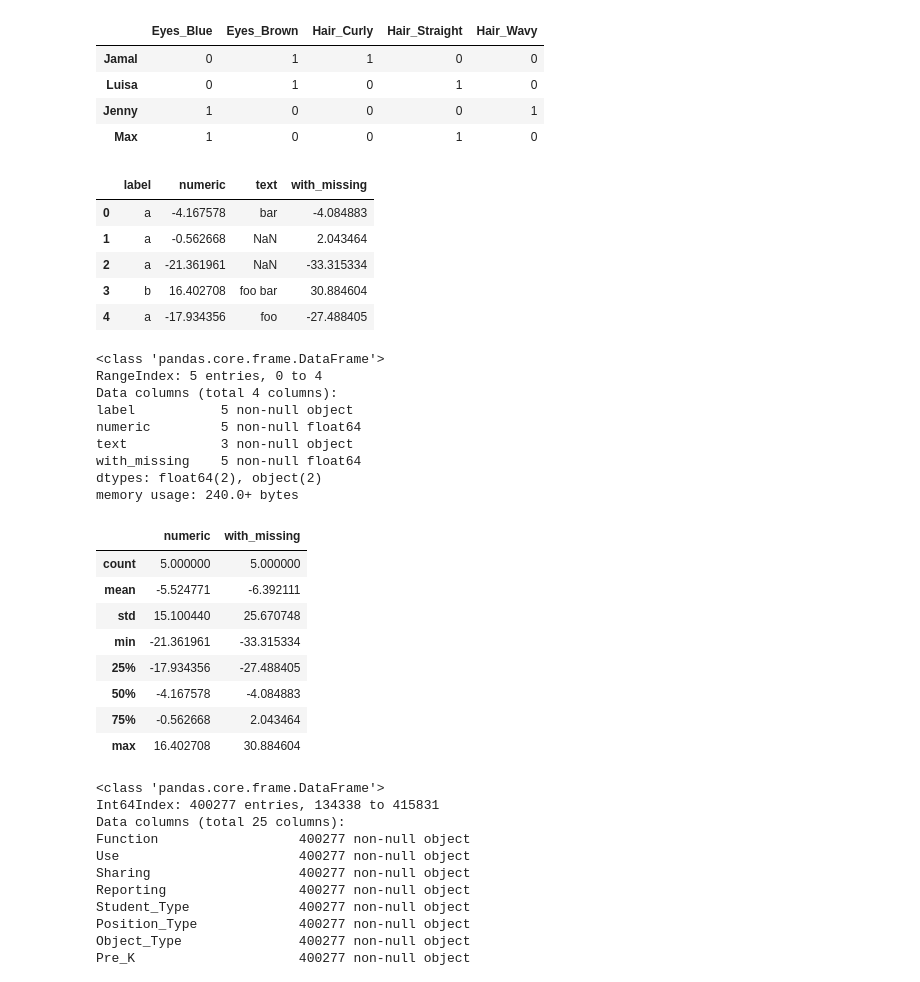
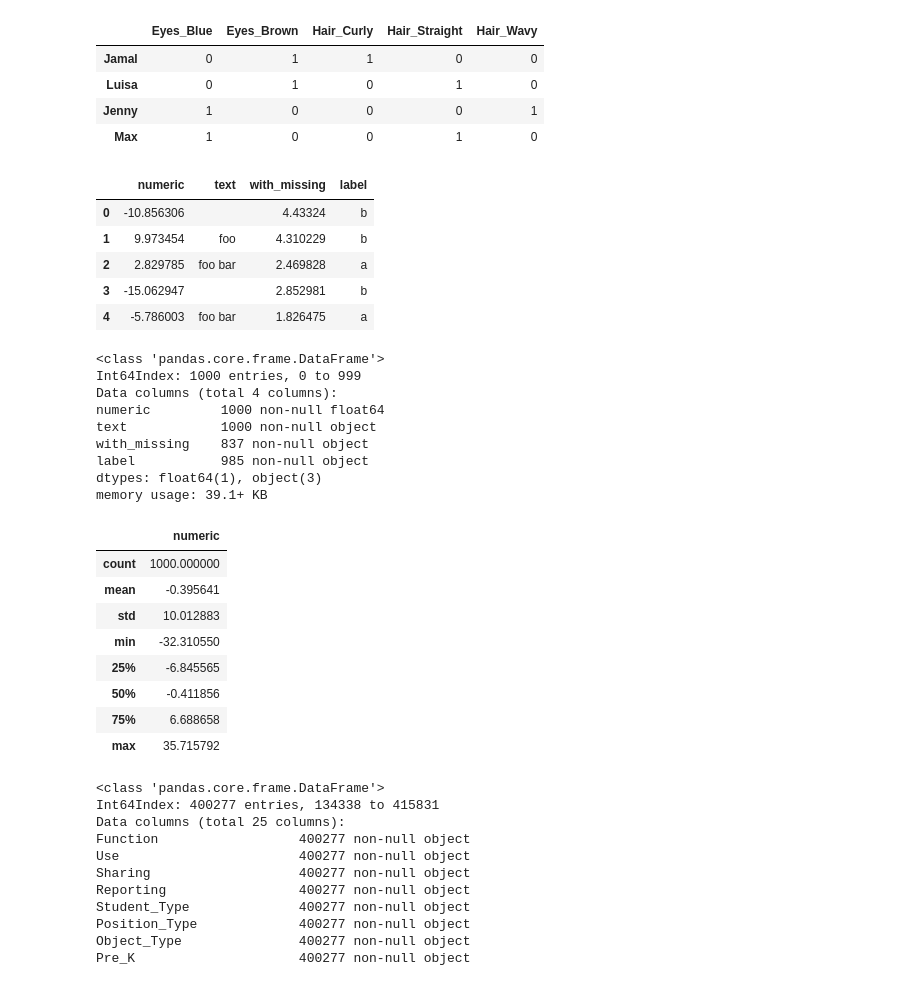
Before and after one commit to jadoonengr/DataCamp-Notes, a Jupyter notebook: 17. Machine Learning with the Experts School Budgets.ipynb, the cells around one changed output. Saved outputs shown, nothing was run; the diff lists cells and outputs as text; code cells hidden in the pictures.

```diff
--- a/17. Machine Learning with the Experts School Budgets.ipynb
+++ b/17. Machine Learning with the Experts School Budgets.ipynb
@@ -36,40 +36,41 @@ face_df_dummies
 | Max | 1 | 0 | 0 | 1 | 0 |
 # %%
 # Load and preview the data
-sample_df = pd.read_csv('datasets/drivendata/sample_data.csv')
+sample_df = pd.read_csv('datasets/drivendata/sample_data.csv',index_col=0)
+sample_df.text.fillna('',inplace=True)
 sample_df.head()
 # %% [output]
-|  | label | numeric | text | with_missing |
-| 0 | a | -4.167578 | bar | -4.084883 |
-| 1 | a | -0.562668 | NaN | 2.043464 |
-| 2 | a | -21.361961 | NaN | -33.315334 |
-| 3 | b | 16.402708 | foo bar | 30.884604 |
-| 4 | a | -17.934356 | foo | -27.488405 |
+|  | numeric | text | with_missing | label |
+| 0 | -10.856306 |  | 4.43324 | b |
+| 1 | 9.973454 | foo | 4.310229 | b |
+| 2 | 2.829785 | foo bar | 2.469828 | a |
+| 3 | -15.062947 |  | 2.852981 | b |
+| 4 | -5.786003 | foo bar | 1.826475 | a |
 # %%
 # Summarize the data
 sample_df.info()
 # %% [output]
 <class 'pandas.core.frame.DataFrame'>
-RangeIndex: 5 entries, 0 to 4
+Int64Index: 1000 entries, 0 to 999
 Data columns (total 4 columns):
-label           5 non-null object
-numeric         5 non-null float64
-text            3 non-null object
-with_missing    5 non-null float64
-dtypes: float64(2), object(2)
-memory usage: 240.0+ bytes
+numeric         1000 non-null float64
+text            1000 non-null object
+with_missing    837 non-null object
+label           985 non-null object
+dtypes: float64(1), object(3)
+memory usage: 39.1+ KB
 # %%
 sample_df.describe()
 # %% [output]
-|  | numeric | with_missing |
-| count | 5.000000 | 5.000000 |
-| mean | -5.524771 | -6.392111 |
-| std | 15.100440 | 25.670748 |
-| min | -21.361961 | -33.315334 |
-| 25% | -17.934356 | -27.488405 |
-| 50% | -4.167578 | -4.084883 |
-| 75% | -0.562668 | 2.043464 |
-| max | 16.402708 | 30.884604 |
+|  | numeric |
+| count | 1000.000000 |
+| mean | -0.395641 |
+| std | 10.012883 |
+| min | -32.310550 |
+| 25% | -6.845565 |
+| 50% | -0.411856 |
+| 75% | 6.688658 |
+| max | 35.715792 |
 # %%
 # EXERCISES
 # %%
```
Also changed, not shown: parts of 54 cells of this notebook.
